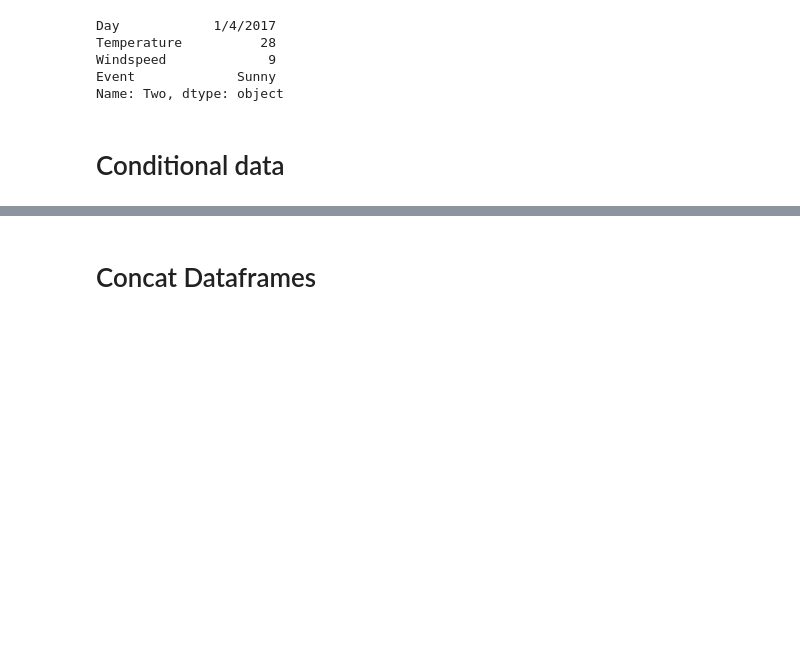
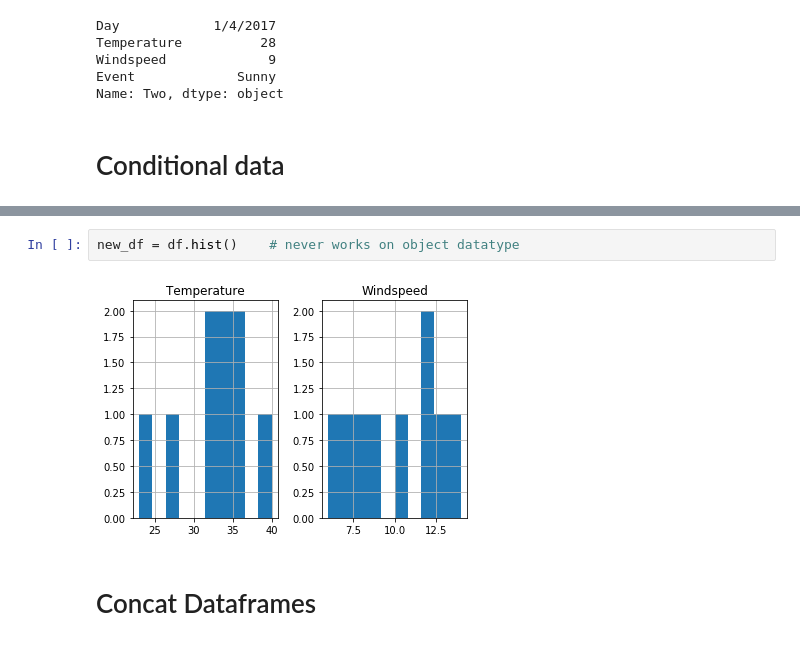
Before and after one commit to BooraAnnu/Pandas, a Jupyter notebook: DataFrame.ipynb, the cells around one changed output, grey strips where cells are left out. Saved outputs shown, nothing was run; the diff lists cells and outputs as text; blank space fills up the shorter version.

```diff
--- a/DataFrame.ipynb
+++ b/DataFrame.ipynb
@@ -215,3 +242,7 @@ df[df.Temperature == df['Temperature'].min()]    #Print the data where temperatu
+# %%
+new_df = df.hist()    # never works on object datatype
+# %% [output]
+[figure, added]
 # %% [markdown]
 # Concat Dataframes
 # %%
```
Also changed, not shown: parts of 19 cells of this notebook.
